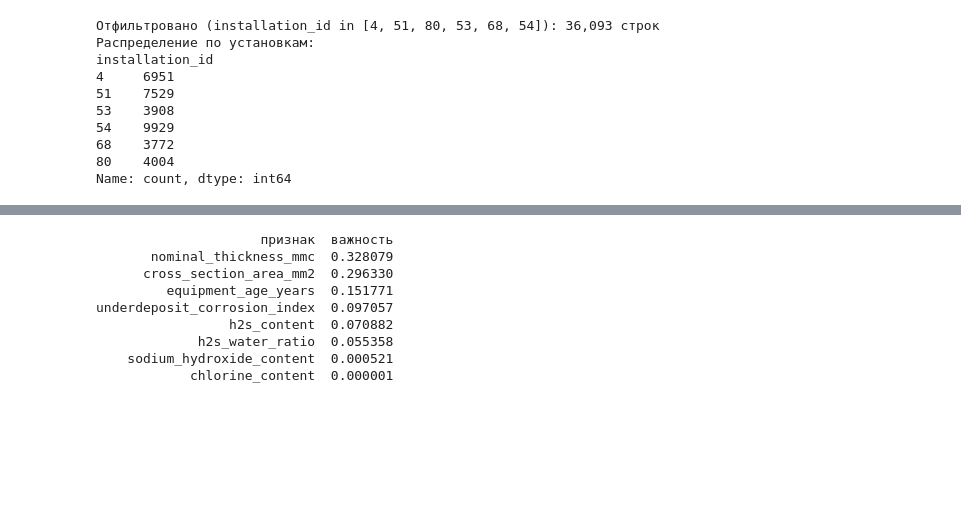
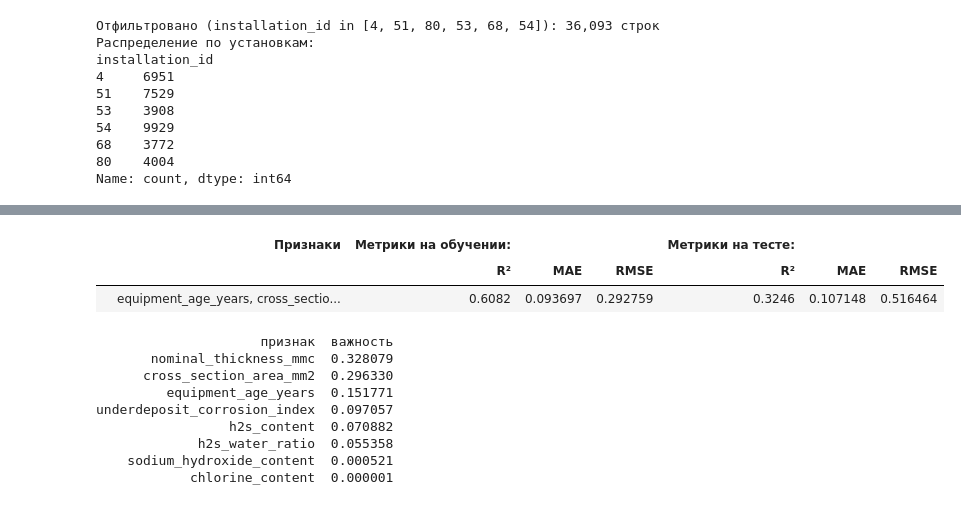
Before and after one commit to Kosyakin/corrosion_analysis_project, a Jupyter notebook: PythonMLExperiments/1_corr_analysis/случайный лес.ipynb, the cells around one changed output, grey strips where cells are left out. Cells and saved outputs as stored; diff of their text form; code cells hidden in the pictures; blank space fills up the shorter version.

```diff
--- a/PythonMLExperiments/1_corr_analysis/случайный лес.ipynb
+++ b/PythonMLExperiments/1_corr_analysis/случайный лес.ipynb
@@ -75,20 +74,0 @@ print('Признаки для модели:', FEATURES)
-# %%
-# Подготовка выборки (фильтр и заполнение нулями уже в DF_loaded)
-from sklearn.model_selection import train_test_split
-
-cols_use = FEATURES + [TARGET]
-df_reg = DF_loaded[cols_use].copy()
-df_reg = df_reg.dropna(subset=[TARGET])
-n_samples = len(df_reg)
-print(f"Строк с заданной целью: {n_samples:,}")
-if n_samples < 10:
-    raise ValueError(f"Слишком мало строк с заданной целью ({n_samples}). Проверьте колонку {TARGET}")
-
-X = df_reg[FEATURES]
-y = df_reg[TARGET]
-test_size = 0.2 if n_samples >= 50 else max(0.15, 2 / n_samples)
-X_train, X_test, y_train, y_test = train_test_split(
-    X, y, test_size=test_size, random_state=42
-)
-print(f"Обучающая выборка: {len(X_train):,} строк")
-print(f"Тестовая выборка:  {len(X_test):,} строк")
@@ -99,19 +74,0 @@ print(f"Тестовая выборка:  {len(X_test):,} строк")
-# %%
-# Случайный лес (регрессия)
-from sklearn.ensemble import RandomForestRegressor
-from sklearn.metrics import r2_score, mean_absolute_error, mean_squared_error
-
-model = RandomForestRegressor(n_estimators=100, random_state=42, max_depth=10)
-model.fit(X_train, y_train)
-
-y_pred_train = model.predict(X_train)
-y_pred_test = model.predict(X_test)
-
-print("Метрики на обучении:")
-print(f"  R²   = {r2_score(y_train, y_pred_train):.4f}")
-print(f"  MAE  = {mean_absolute_error(y_train, y_pred_train):.6f}")
-print(f"  RMSE = {np.sqrt(mean_squared_error(y_train, y_pred_train)):.6f}")
-print("\nМетрики на тесте:")
-print(f"  R²   = {r2_score(y_test, y_pred_test):.4f}")
-print(f"  MAE  = {mean_absolute_error(y_test, y_pred_test):.6f}")
-print(f"  RMSE = {np.sqrt(mean_squared_error(y_test, y_pred_test)):.6f}")
@@ -128,3 +145,11 @@ print(f"  RMSE = {np.sqrt(mean_squared_error(y_test, y_pred_test)):.6f}")
+# %%
+# Случайный лес (регрессия)
+model, metrics_df = run_random_forest(DF_loaded, FEATURES, TARGET)
+metrics_df
+# %% [output]
+|  | Признаки | Метрики на обучении: |  |  | Метрики на тесте: |  |  |
+|  |  | R² | MAE | RMSE | R² | MAE | RMSE |
+|  | equipment_age_years, cross_sectio... | 0.6082 | 0.093697 | 0.292759 | 0.3246 | 0.107148 | 0.516464 |
 # %%
 # Важность признаков (feature importance)
 imp_df = pd.DataFrame({
```
Also changed, not shown: parts of 5 cells of this notebook, 2 other files.
